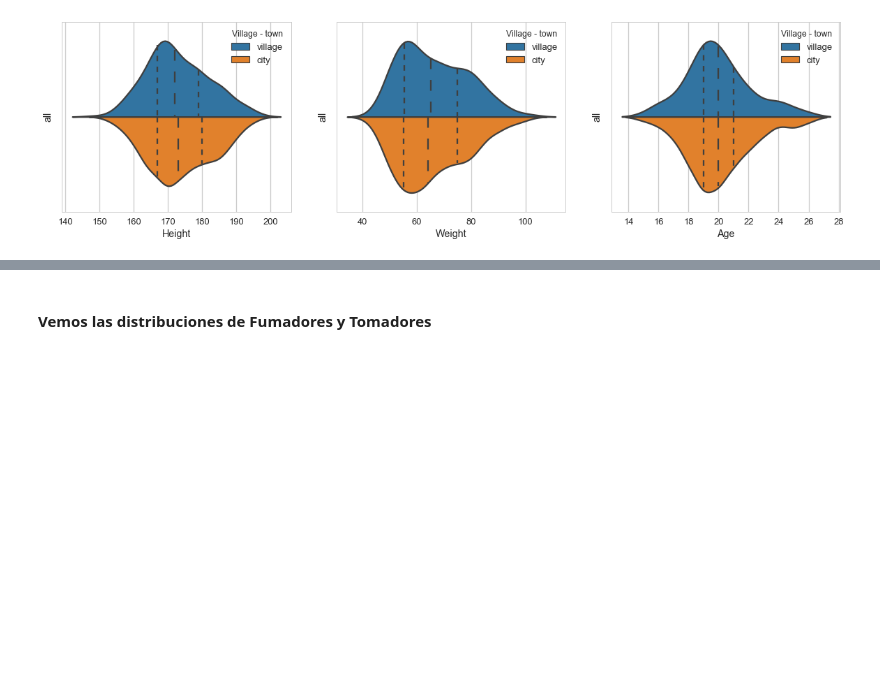
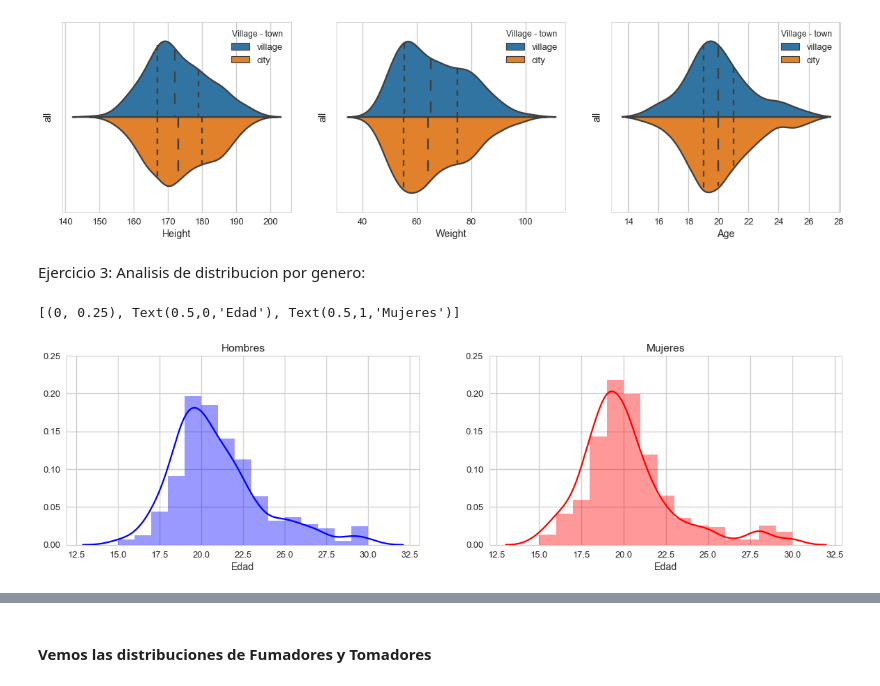
Before and after one commit to MarceloCena/AnalisisyVisualizacion, a Jupyter notebook: Laboratorio1_v2.ipynb, the cells around one changed output, grey strips where cells are left out. Drawn from its saved outputs; the diff is of its cells as text; code cells hidden in the pictures; blank space fills up the shorter version.

```diff
--- a/Laboratorio1_v2.ipynb
+++ b/Laboratorio1_v2.ipynb
@@ -265,3 +265,14 @@ Límites de Outliers para Edad:
 Límite superior = 26.5
 Límite inferior = 14.5
 [figure]
+# %% [markdown]
+Ejercicio 3: Analisis de distribucion por genero:
+# %%
+fig, ax = plt.subplots(nrows=1, ncols=2, figsize=(20,5))
+sb.distplot(dataset[dataset["Gender"]=="male"].Age.dropna(),bins=list(range(15,31)), ax = ax[0],color="blue")
+sb.distplot(dataset[dataset["Gender"]=="female"].Age.dropna(),bins=list(range(15,31)), ax = ax[1],color="red")
+ax[0].set(ylim=(0, 0.25),xlabel='Edad',title="Hombres")
+ax[1].set(ylim=(0, 0.25),xlabel='Edad',title="Mujeres")
+# %% [output]
+[(0, 0.25), Text(0.5,0,'Edad'), Text(0.5,1,'Mujeres')]
+[figure, added]
```
Also changed, not shown: parts of 9 cells of this notebook.
